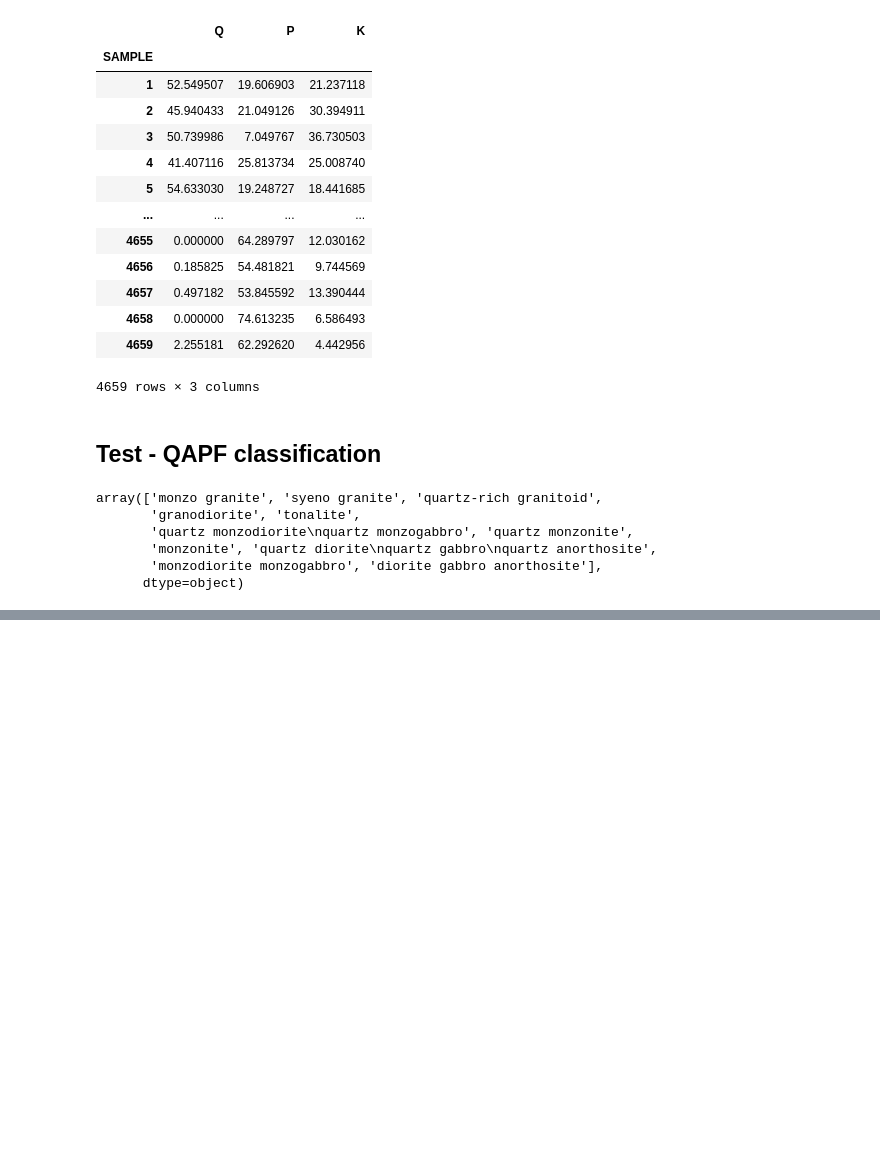
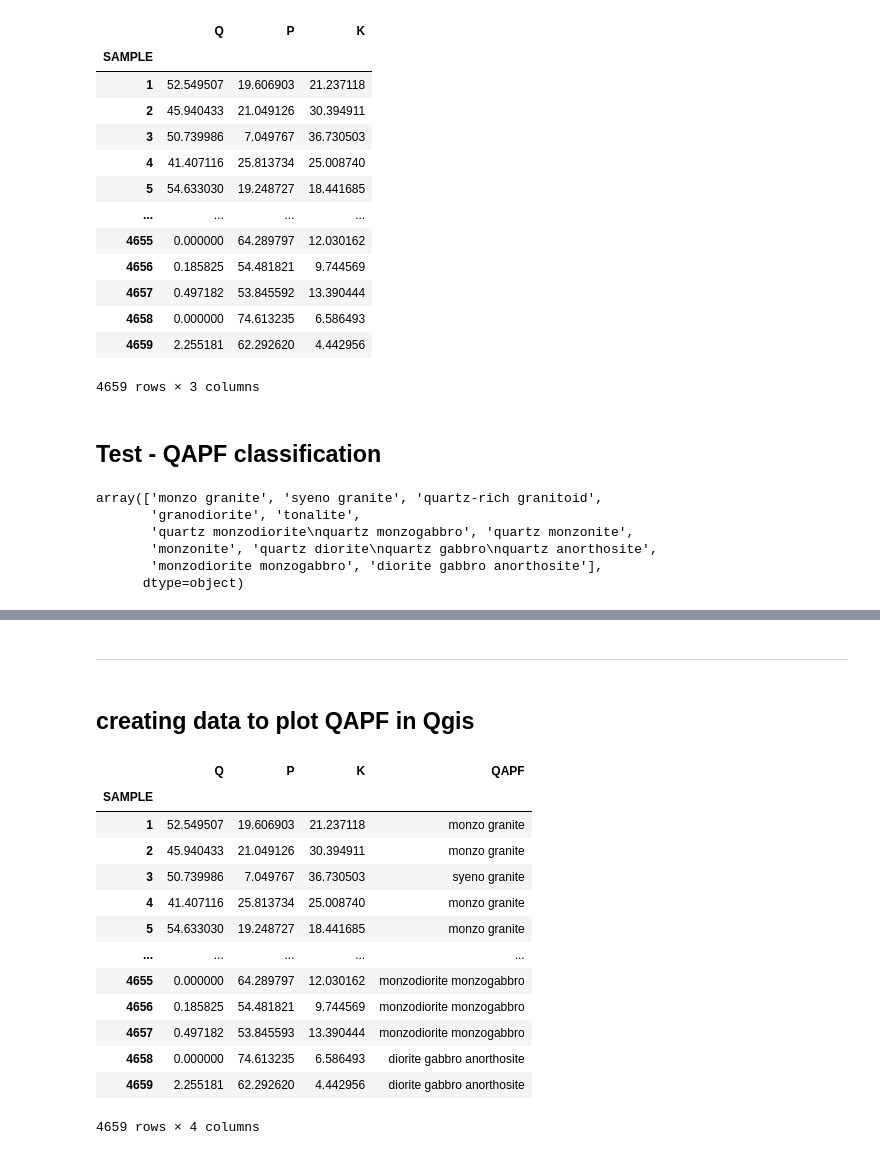
Before and after one commit to Complexio/Vistelius_1995_OCR, a Jupyter notebook: _ANALYSIS/CIPW.ipynb, the cells around one changed output, grey strips where cells are left out. Drawn from its saved outputs; the diff is of its cells as text; code cells hidden in the pictures; blank space fills up the shorter version.

```diff
--- a/_ANALYSIS/CIPW.ipynb
+++ b/_ANALYSIS/CIPW.ipynb
@@ -247,0 +259,24 @@ fig.show()
+# %% [markdown]
+-----
+# %% [markdown]
+## creating data to plot QAPF in Qgis
+# %%
+QAPF_plot = pd.read_excel("../_PETRO/classification_altereddata.xlsx", index_col=0, usecols=[0, 5, 6])
+QAPF = pd.read_excel("../_CIPW/QAPF.xlsx", index_col=0)
+# %%
+QAPF
+# %% [output]
+|  | Q | P | K | QAPF |
+| SAMPLE |  |  |  |  |
+| 1 | 52.549507 | 19.606903 | 21.237118 | monzo granite |
+| 2 | 45.940433 | 21.049126 | 30.394911 | monzo granite |
+| 3 | 50.739986 | 7.049767 | 36.730503 | syeno granite |
+| 4 | 41.407116 | 25.813734 | 25.008740 | monzo granite |
+| 5 | 54.633030 | 19.248727 | 18.441685 | monzo granite |
+| ... | ... | ... | ... | ... |
+| 4655 | 0.000000 | 64.289797 | 12.030162 | monzodiorite monzogabbro |
+| 4656 | 0.185825 | 54.481821 | 9.744569 | monzodiorite monzogabbro |
+| 4657 | 0.497182 | 53.845593 | 13.390444 | monzodiorite monzogabbro |
+| 4658 | 0.000000 | 74.613235 | 6.586493 | diorite gabbro anorthosite |
+| 4659 | 2.255181 | 62.292620 | 4.442956 | diorite gabbro anorthosite |
+4659 rows × 4 columns
```
Also changed, not shown: parts of 21 cells of this notebook, 17 other files.
